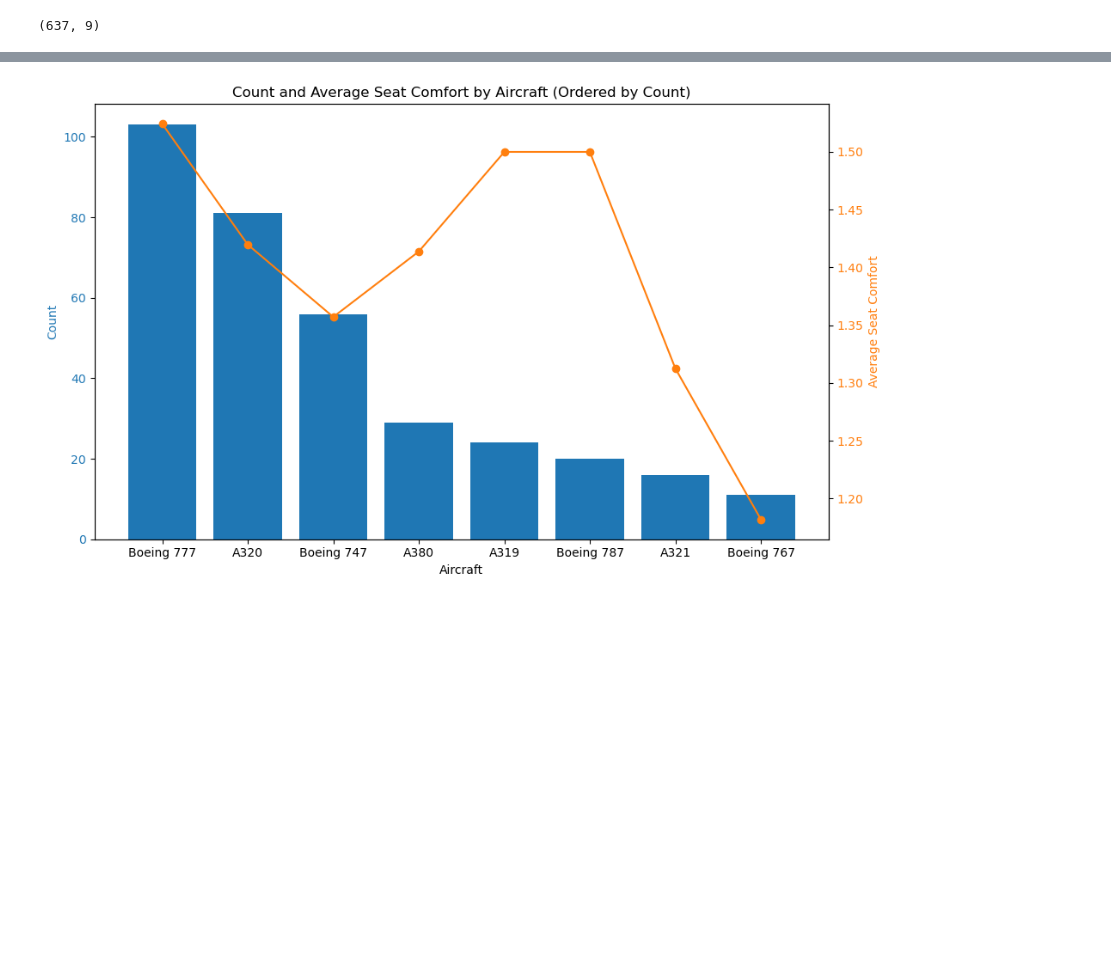
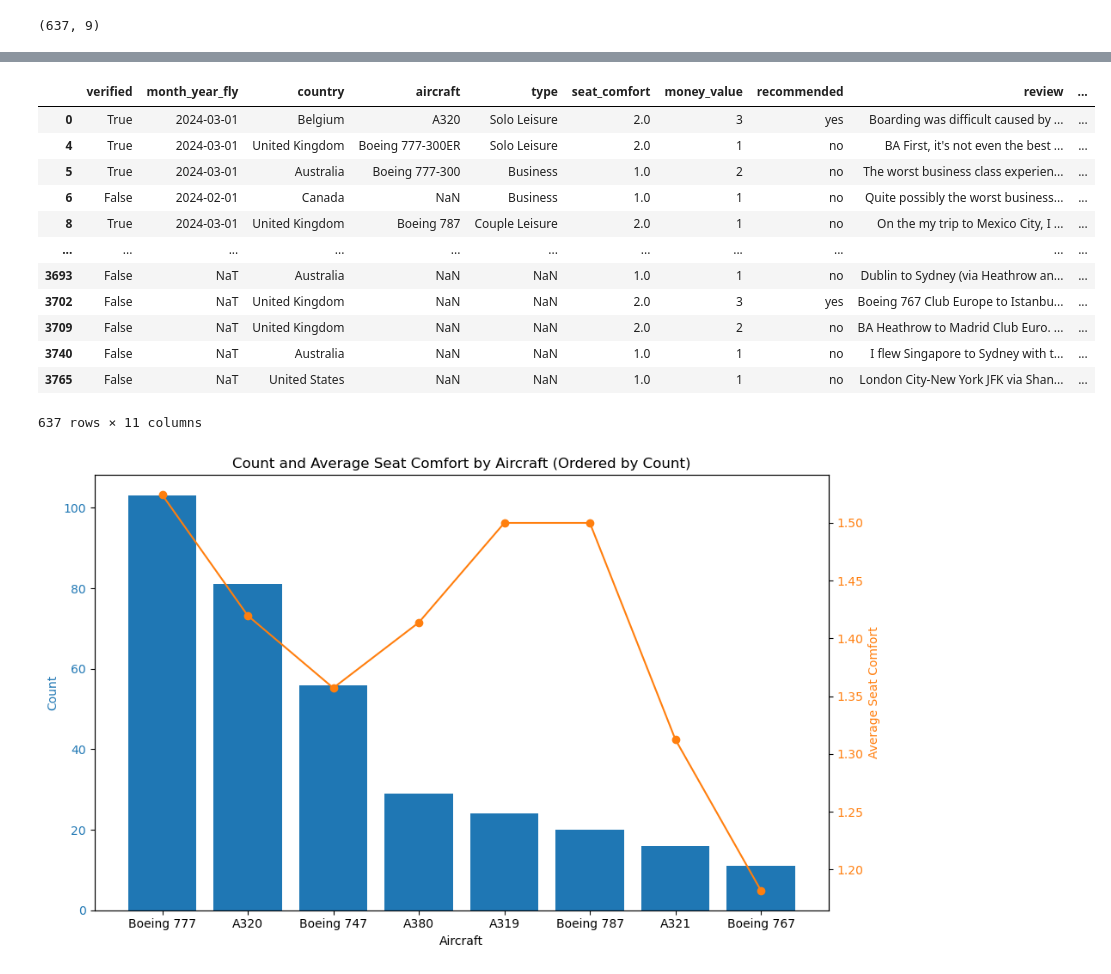
Before and after one commit to MarkPhamm/British-Airway, a Jupyter notebook: analysis/EDA.ipynb, the cells around one changed output, grey strips where cells are left out. Saved outputs shown, nothing was run; the diff lists cells and outputs as text; code cells hidden in the pictures; blank space fills up the shorter version.

```diff
--- a/analysis/EDA.ipynb
+++ b/analysis/EDA.ipynb
@@ -624,6 +633,25 @@ def clean_aircraft(df, column_name):
     df[column_name] = df[column_name].str.extract(r'(?i)([A-Z]\d+)', expand=False)
 
     return df
+# %%
+seat_df = clean_aircraft(seat_df, 'aircraft_1')
+seat_df = clean_aircraft(seat_df, 'aircraft_2')
+# %%
+seat_df
+# %% [output]
+|  | verified | month_year_fly | country | aircraft | type | seat_comfort | money_value | recommended | review | ... |
+| 0 | True | 2024-03-01 | Belgium | A320 | Solo Leisure | 2.0 | 3 | yes | Boarding was difficult caused by ... | ... |
+| 4 | True | 2024-03-01 | United Kingdom | Boeing 777-300ER | Solo Leisure | 2.0 | 1 | no | BA First, it's not even the best ... | ... |
+| 5 | True | 2024-03-01 | Australia | Boeing 777-300 | Business | 1.0 | 2 | no | The worst business class experien... | ... |
+| 6 | False | 2024-02-01 | Canada | NaN | Business | 1.0 | 1 | no | Quite possibly the worst business... | ... |
+| 8 | True | 2024-03-01 | United Kingdom | Boeing 787 | Couple Leisure | 2.0 | 1 | no | On the my trip to Mexico City, I ... | ... |
+| ... | ... | ... | ... | ... | ... | ... | ... | ... | ... | ... |
+| 3693 | False | NaT | Australia | NaN | NaN | 1.0 | 1 | no | Dublin to Sydney (via Heathrow an... | ... |
+| 3702 | False | NaT | United Kingdom | NaN | NaN | 2.0 | 3 | yes | Boeing 767 Club Europe to Istanbu... | ... |
+| 3709 | False | NaT | United Kingdom | NaN | NaN | 2.0 | 2 | no | BA Heathrow to Madrid Club Euro. ... | ... |
+| 3740 | False | NaT | Australia | NaN | NaN | 1.0 | 1 | no | I flew Singapore to Sydney with t... | ... |
+| 3765 | False | NaT | United States | NaN | NaN | 1.0 | 1 | no | London City-New York JFK via Shan... | ... |
+637 rows × 11 columns
 # %%
 def calculate_aircraft_score(df):
     # Accessing specific columns using [['column_name']]
```
Also changed, not shown: parts of 1 cell of this notebook.
